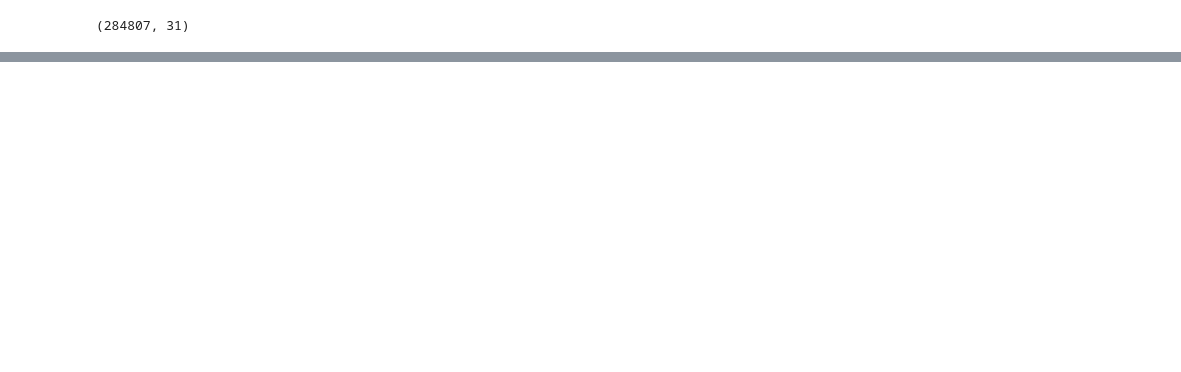
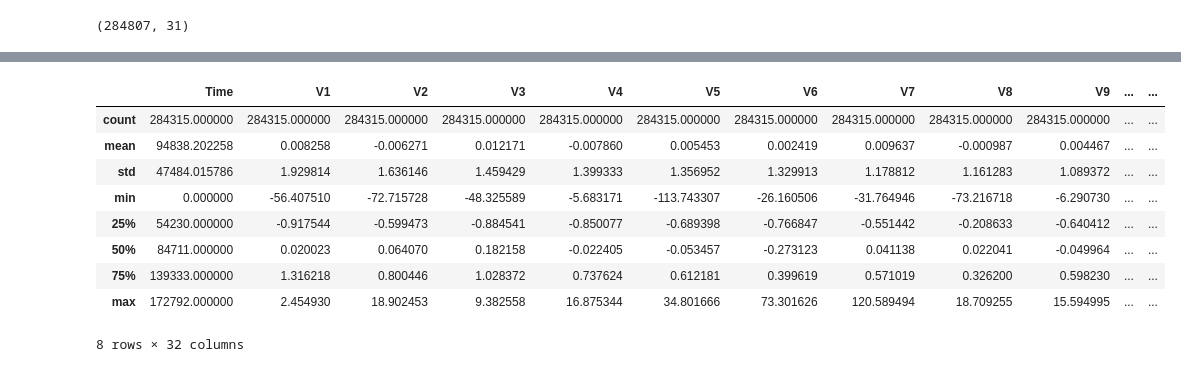
Before and after one commit to rriizz2k/fraud-detection-autoencoder, a Jupyter notebook: notebooks/01_eda.ipynb, the cells around one changed output, grey strips where cells are left out. Saved outputs shown, nothing was run; the diff lists cells and outputs as text; code cells hidden in the pictures; blank space fills up the shorter version.

```diff
--- a/notebooks/01_eda.ipynb
+++ b/notebooks/01_eda.ipynb
@@ -28,0 +66,13 @@ df
+# %%
+df[df['Class'] == 0].describe()
+# %% [output]
+|  | Time | V1 | V2 | V3 | V4 | V5 | V6 | V7 | V8 | V9 | ... | ... |
+| count | 284315.000000 | 284315.000000 | 284315.000000 | 284315.000000 | 284315.000000 | 284315.000000 | 284315.000000 | 284315.000000 | 284315.000000 | 284315.000000 | ... | ... |
+| mean | 94838.202258 | 0.008258 | -0.006271 | 0.012171 | -0.007860 | 0.005453 | 0.002419 | 0.009637 | -0.000987 | 0.004467 | ... | ... |
+| std | 47484.015786 | 1.929814 | 1.636146 | 1.459429 | 1.399333 | 1.356952 | 1.329913 | 1.178812 | 1.161283 | 1.089372 | ... | ... |
+| min | 0.000000 | -56.407510 | -72.715728 | -48.325589 | -5.683171 | -113.743307 | -26.160506 | -31.764946 | -73.216718 | -6.290730 | ... | ... |
+| 25% | 54230.000000 | -0.917544 | -0.599473 | -0.884541 | -0.850077 | -0.689398 | -0.766847 | -0.551442 | -0.208633 | -0.640412 | ... | ... |
+| 50% | 84711.000000 | 0.020023 | 0.064070 | 0.182158 | -0.022405 | -0.053457 | -0.273123 | 0.041138 | 0.022041 | -0.049964 | ... | ... |
+| 75% | 139333.000000 | 1.316218 | 0.800446 | 1.028372 | 0.737624 | 0.612181 | 0.399619 | 0.571019 | 0.326200 | 0.598230 | ... | ... |
+| max | 172792.000000 | 2.454930 | 18.902453 | 9.382558 | 16.875344 | 34.801666 | 73.301626 | 120.589494 | 18.709255 | 15.594995 | ... | ... |
+8 rows × 32 columns
```
Also changed, not shown: parts of 9 cells of this notebook.
